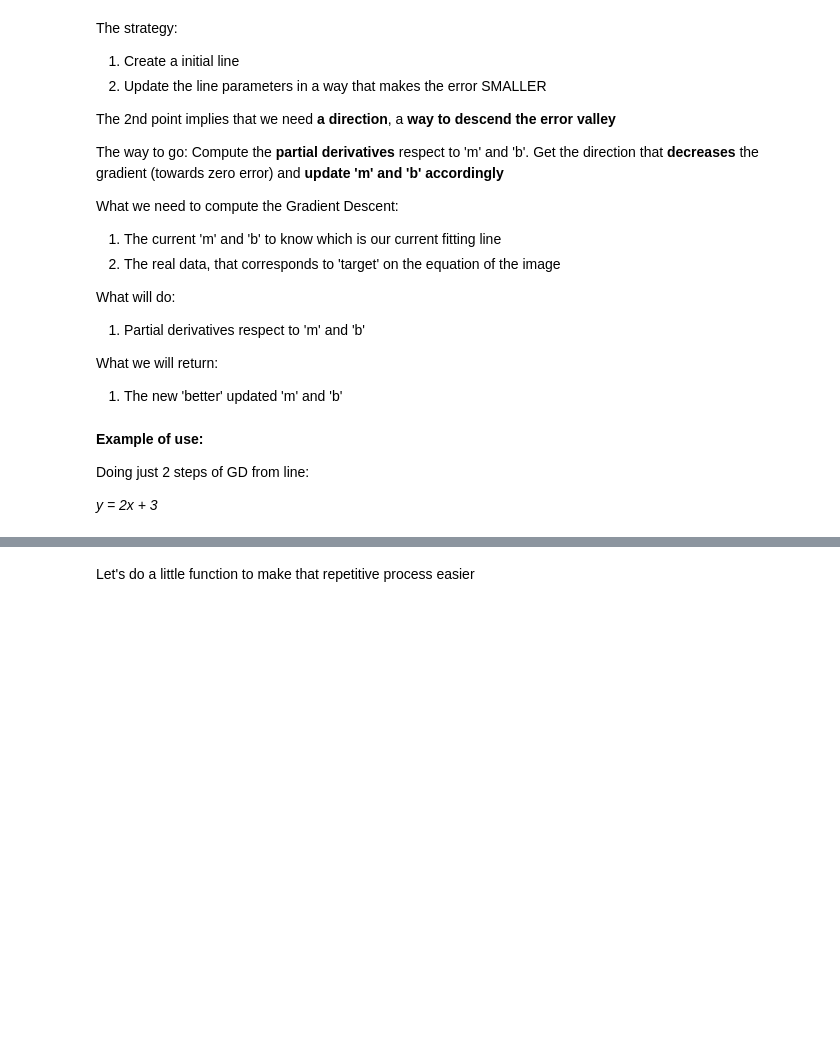
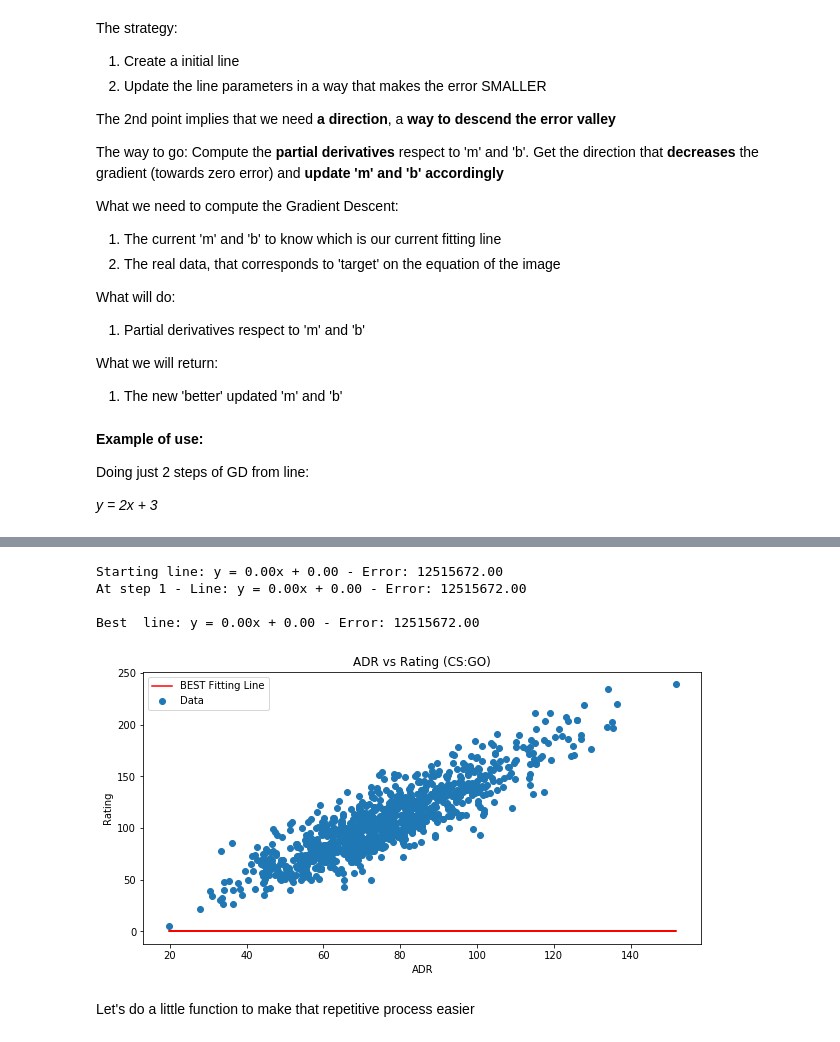
Before and after one commit to kwarodom/100DaysMLCodeChallenge, a Jupyter notebook: Week1 All Basics/Lecture3 Basic Math/2. Gradient Descent/demo.ipynb, the cells around one changed output, grey strips where cells are left out. Drawn from its saved outputs; the diff is of its cells as text; code cells hidden in the pictures; blank space fills up the shorter version.

```diff
--- a/Week1 All Basics/Lecture3 Basic Math/2. Gradient Descent/demo.ipynb
+++ b/Week1 All Basics/Lecture3 Basic Math/2. Gradient Descent/demo.ipynb
@@ -244,3 +244,45 @@ Best  line: y = 1.41x + 2.99 - Error: 280130.02
+# %%
+m = 0
+b = 0
+sse_percent_change = 0.01
+previous_sse = 1
+sse = SSE(m,b,data)
+
+print('Starting line: y = %.2fx + %.2f - Error: %.2f' %(m,b,sse))
+
+for i in range(20):
+    m,b = gradient_descent_step(m,b,data)
+    sse = SSE(m,b,data)
+
+    if np.abs((sse - previous_sse)/previous_sse) < sse_percent_change:
+        break
+    else:
+        print('At step %d - Line: y = %.2fx + %.2f - Error: %.2f' %(i+1,m,b,sse))
+    previous_sse = sse
+
+
+print('\nBest  line: y = %.2fx + %.2f - Error: %.2f' %(m,b,sse))
+
+m=m
+b=b
+x = data[:,0]
+
+fig = plt.figure(figsize=(10,5))
+ax = fig.add_subplot(111)
+ax.set_title('ADR vs Rating (CS:GO)')
+ax.scatter(x=x,y=data[:,1],label='Data')
+plt.plot(x, m*x + b,color='red',label='BEST Fitting Line')
+ax.set_xlabel('ADR')
+ax.set_ylabel('Rating')
+ax.legend(loc='best')
+
+plt.show()
+# %% [output]
+Starting line: y = 0.00x + 0.00 - Error: 12515672.00
+At step 1 - Line: y = 0.00x + 0.00 - Error: 12515672.00
+
+Best  line: y = 0.00x + 0.00 - Error: 12515672.00
+[figure, added]
 # %% [markdown]
 Let's do a little function to make that repetitive process easier
 # %%
```
Also changed, not shown: parts of 3 cells of this notebook, 2 other files.
